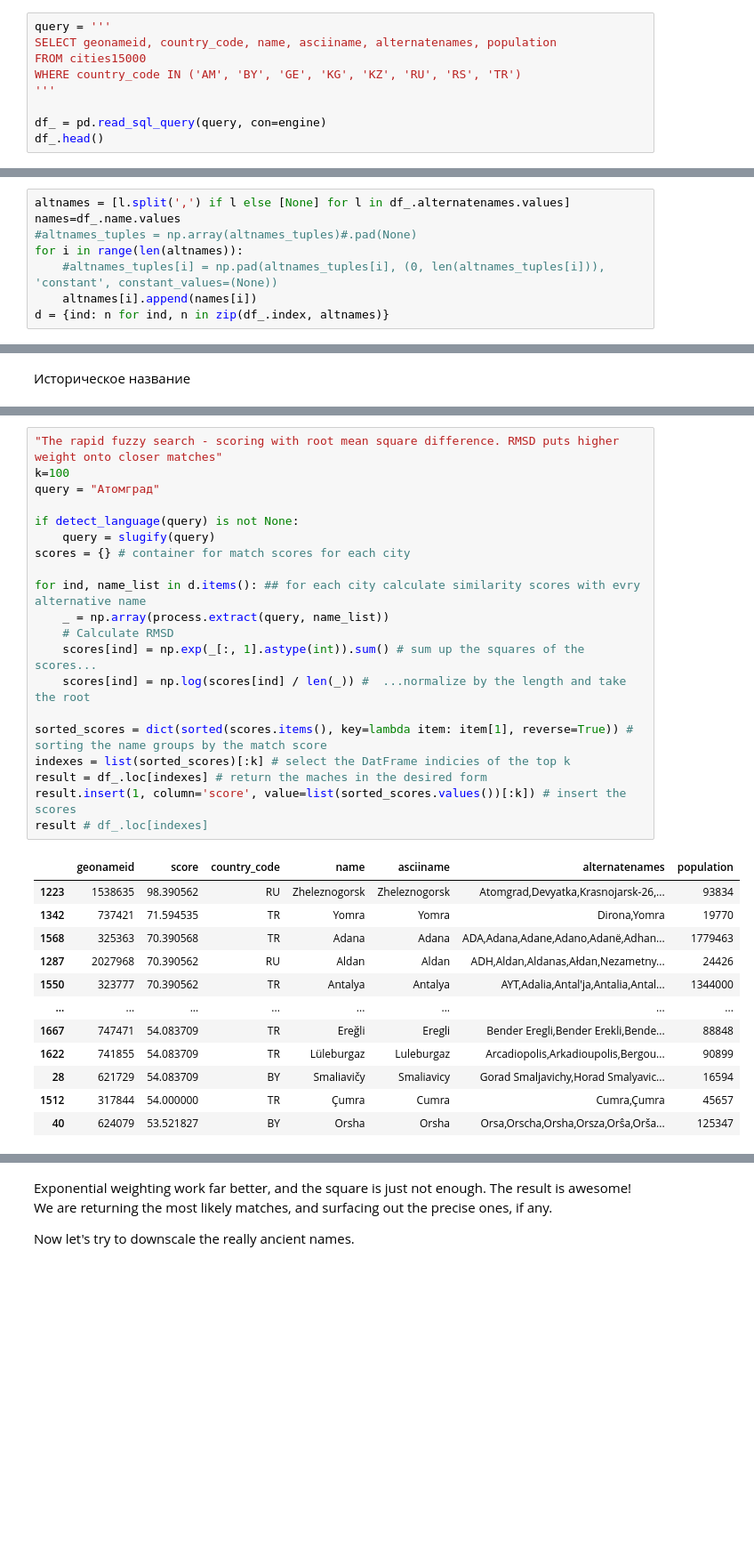
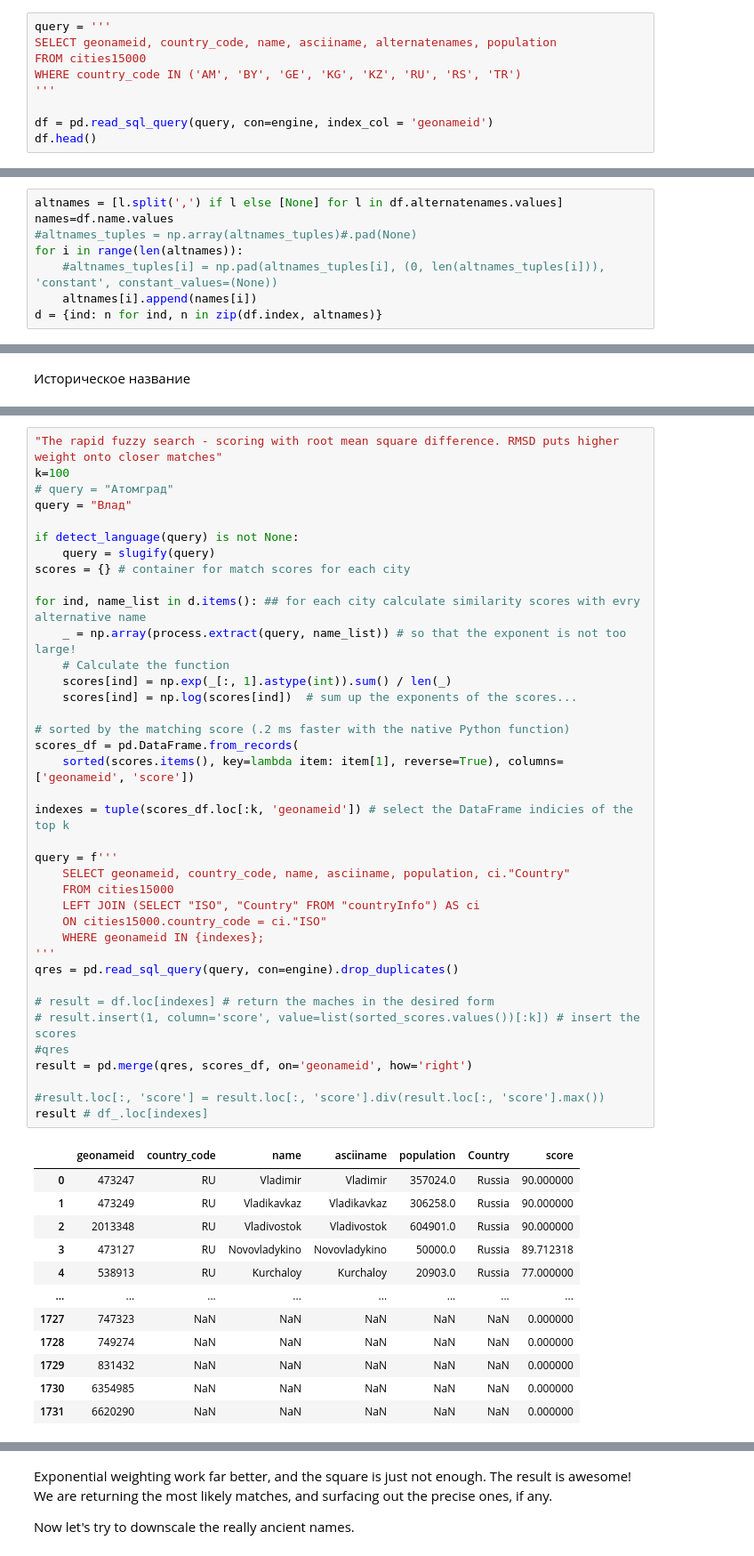
Before and after one commit to krairy/geonames, a Jupyter notebook: scripts/main.ipynb, the cells around one changed output, grey strips where cells are left out. Shown: that part at 89% size. Drawn from its saved outputs; the diff is of its cells as text; blank space fills up the shorter version.

```diff
--- a/scripts/main.ipynb
+++ b/scripts/main.ipynb
@@ -413,6 +413,6 @@ FROM cities15000
 WHERE country_code IN ('AM', 'BY', 'GE', 'KG', 'KZ', 'RU', 'RS', 'TR')
 '''
 
-df_ = pd.read_sql_query(query, con=engine)
-df_.head()
+df = pd.read_sql_query(query, con=engine, index_col = 'geonameid')
+df.head()
 # %% [output]
@@ -469,10 +469,10 @@ from transliterate import slugify
 from transliterate import detect_language
 import numpy as np
 # %%
-altnames = [l.split(',') if l else [None] for l in df_.alternatenames.values]
-names=df_.name.values
+altnames = [l.split(',') if l else [None] for l in df.alternatenames.values]
+names=df.name.values
 #altnames_tuples = np.array(altnames_tuples)#.pad(None)
 for i in range(len(altnames)):
     #altnames_tuples[i] = np.pad(altnames_tuples[i], (0, len(altnames_tuples[i])), 'constant', constant_values=(None))
     altnames[i].append(names[i])
-d = {ind: n for ind, n in zip(df_.index, altnames)}
+d = {ind: n for ind, n in zip(df.index, altnames)}
@@ -589,33 +617,51 @@ def search_softmax(query, k=10):
 # %%
 "The rapid fuzzy search - scoring with root mean square difference. RMSD puts higher weight onto closer matches"
 k=100
-query = "Атомград"
+# query = "Атомград"
+query = "Влад"
 
 if detect_language(query) is not None:
     query = slugify(query)
 scores = {} # container for match scores for each city
 
 for ind, name_list in d.items(): ## for each city calculate similarity scores with evry alternative name
-    _ = np.array(process.extract(query, name_list))
-    # Calculate RMSD
-    scores[ind] = np.exp(_[:, 1].astype(int)).sum() # sum up the squares of the scores...
-    scores[ind] = np.log(scores[ind] / len(_)) #  ...normalize by the length and take the root
+    _ = np.array(process.extract(query, name_list)) # so that the exponent is not too large!
+    # Calculate the function
+    scores[ind] = np.exp(_[:, 1].astype(int)).sum() / len(_)
+    scores[ind] = np.log(scores[ind])  # sum up the exponents of the scores...
 
-sorted_scores = dict(sorted(scores.items(), key=lambda item: item[1], reverse=True)) # sorting the name groups by the match score
-indexes = list(sorted_scores)[:k] # select the DatFrame indicies of the top k
-result = df_.loc[indexes] # return the maches in the desired form
-result.insert(1, column='score', value=list(sorted_scores.values())[:k]) # insert the scores
+# sorted by the matching score (.2 ms faster with the native Python function)
+scores_df = pd.DataFrame.from_records(
+    sorted(scores.items(), key=lambda item: item[1], reverse=True), columns=['geonameid', 'score'])
+
+indexes = tuple(scores_df.loc[:k, 'geonameid']) # select the DataFrame indicies of the top k
+
+query = f'''
+    SELECT geonameid, country_code, name, asciiname, population, ci."Country"
+    FROM cities15000
+    LEFT JOIN (SELECT "ISO", "Country" FROM "countryInfo") AS ci
+    ON cities15000.country_code = ci."ISO"
+    WHERE geonameid IN {indexes};
+'''
+qres = pd.read_sql_query(query, con=engine).drop_duplicates()
+
+# result = df.loc[indexes] # return the maches in the desired form
+# result.insert(1, column='score', value=list(sorted_scores.values())[:k]) # insert the scores
+#qres
+result = pd.merge(qres, scores_df, on='geonameid', how='right')
+
+#result.loc[:, 'score'] = result.loc[:, 'score'].div(result.loc[:, 'score'].max())
 result # df_.loc[indexes]
 # %% [output]
-|  | geonameid | score | country_code | name | asciiname | alternatenames | population |
-| 1223 | 1538635 | 98.390562 | RU | Zheleznogorsk | Zheleznogorsk | Atomgrad,Devyatka,Krasnojarsk-26,... | 93834 |
-| 1342 | 737421 | 71.594535 | TR | Yomra | Yomra | Dirona,Yomra | 19770 |
-| 1568 | 325363 | 70.390568 | TR | Adana | Adana | ADA,Adana,Adane,Adano,Adanë,Adhan... | 1779463 |
-| 1287 | 2027968 | 70.390562 | RU | Aldan | Aldan | ADH,Aldan,Aldanas,Ałdan,Nezametny... | 24426 |
-| 1550 | 323777 | 70.390562 | TR | Antalya | Antalya | AYT,Adalia,Antal'ja,Antalia,Antal... | 1344000 |
+|  | geonameid | country_code | name | asciiname | population | Country | score |
+| 0 | 473247 | RU | Vladimir | Vladimir | 357024.0 | Russia | 90.000000 |
+| 1 | 473249 | RU | Vladikavkaz | Vladikavkaz | 306258.0 | Russia | 90.000000 |
+| 2 | 2013348 | RU | Vladivostok | Vladivostok | 604901.0 | Russia | 90.000000 |
+| 3 | 473127 | RU | Novovladykino | Novovladykino | 50000.0 | Russia | 89.712318 |
+| 4 | 538913 | RU | Kurchaloy | Kurchaloy | 20903.0 | Russia | 77.000000 |
 | ... | ... | ... | ... | ... | ... | ... | ... |
-| 1667 | 747471 | 54.083709 | TR | Ereğli | Eregli | Bender Eregli,Bender Erekli,Bende... | 88848 |
-| 1622 | 741855 | 54.083709 | TR | Lüleburgaz | Luleburgaz | Arcadiopolis,Arkadioupolis,Bergou... | 90899 |
-| 28 | 621729 | 54.083709 | BY | Smaliavičy | Smaliavicy | Gorad Smaljavichy,Horad Smalyavic... | 16594 |
-| 1512 | 317844 | 54.000000 | TR | Çumra | Cumra | Cumra,Çumra | 45657 |
-| 40 | 624079 | 53.521827 | BY | Orsha | Orsha | Orsa,Orscha,Orsha,Orsza,Orŝa,Orša... | 125347 |
+| 1727 | 747323 | NaN | NaN | NaN | NaN | NaN | 0.000000 |
+| 1728 | 749274 | NaN | NaN | NaN | NaN | NaN | 0.000000 |
+| 1729 | 831432 | NaN | NaN | NaN | NaN | NaN | 0.000000 |
+| 1730 | 6354985 | NaN | NaN | NaN | NaN | NaN | 0.000000 |
+| 1731 | 6620290 | NaN | NaN | NaN | NaN | NaN | 0.000000 |
```
Also changed, not shown: parts of 21 cells of this notebook, 1 other file.
